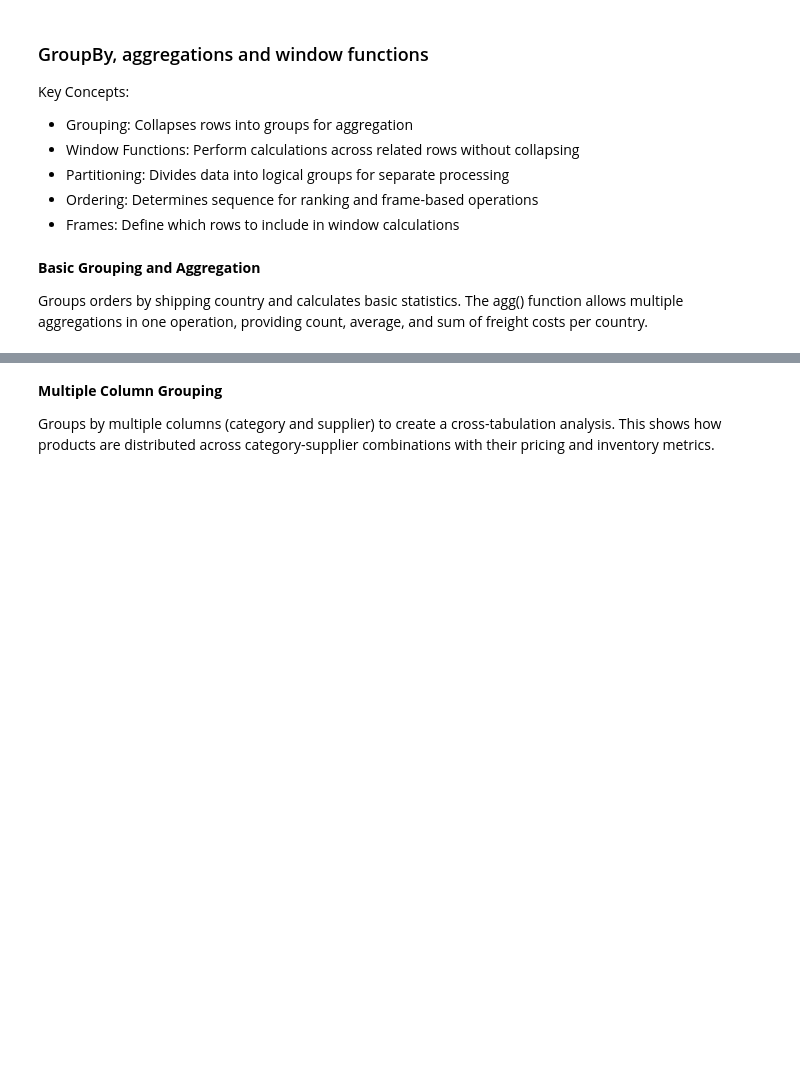
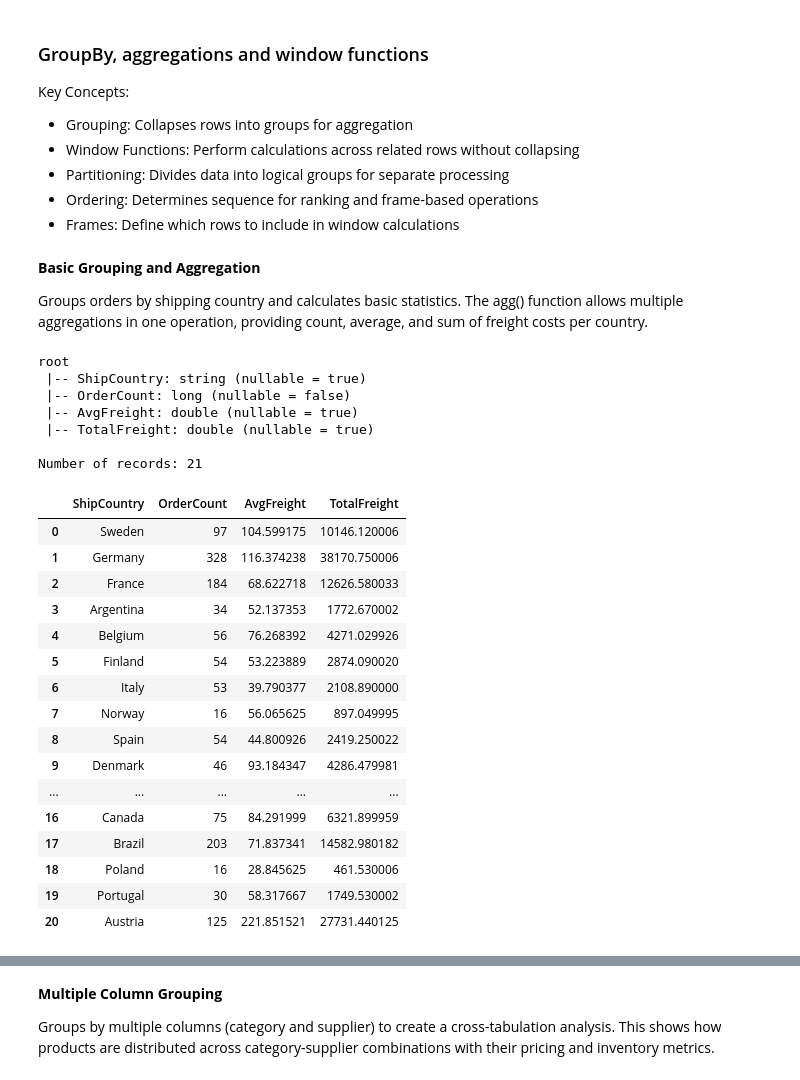
Before and after one commit to molnarai/SpecialTopicsInAnalytics, a Jupyter notebook: apache_spark/notebooks/01_PySparkEssentials.ipynb, the cells around one changed output, grey strips where cells are left out. Saved outputs shown, nothing was run; the diff lists cells and outputs as text; code cells hidden in the pictures; blank space fills up the shorter version.

```diff
--- a/apache_spark/notebooks/01_PySparkEssentials.ipynb
+++ b/apache_spark/notebooks/01_PySparkEssentials.ipynb
@@ -448,10 +680,39 @@ Groups orders by shipping country and calculates basic statistics. The agg() fun
 # %%
 from pyspark.sql.functions import avg, sum # naming conflict when using other package
 # from pyspark.sql.functions import sum as spark_sum ...or use F.sum()
 
 country_stats = orders.groupBy("ShipCountry") \
     .agg(
         count("OrderID").alias("OrderCount"),
         avg("Freight").alias("AvgFreight"),
         sum("Freight").alias("TotalFreight")
     )
+country_stats.printSchema()
+number_or_rec = country_stats.count()
+print(f"Number of records: {number_or_rec:,}")
+country_stats.toPandas()
+# %% [output]
+root
+ |-- ShipCountry: string (nullable = true)
+ |-- OrderCount: long (nullable = false)
+ |-- AvgFreight: double (nullable = true)
+ |-- TotalFreight: double (nullable = true)
+
+Number of records: 21
+|  | ShipCountry | OrderCount | AvgFreight | TotalFreight |
+| 0 | Sweden | 97 | 104.599175 | 10146.120006 |
+| 1 | Germany | 328 | 116.374238 | 38170.750006 |
+| 2 | France | 184 | 68.622718 | 12626.580033 |
+| 3 | Argentina | 34 | 52.137353 | 1772.670002 |
+| 4 | Belgium | 56 | 76.268392 | 4271.029926 |
+| 5 | Finland | 54 | 53.223889 | 2874.090020 |
+| 6 | Italy | 53 | 39.790377 | 2108.890000 |
+| 7 | Norway | 16 | 56.065625 | 897.049995 |
+| 8 | Spain | 54 | 44.800926 | 2419.250022 |
+| 9 | Denmark | 46 | 93.184347 | 4286.479981 |
+| ... | ... | ... | ... | ... |
+| 16 | Canada | 75 | 84.291999 | 6321.899959 |
+| 17 | Brazil | 203 | 71.837341 | 14582.980182 |
+| 18 | Poland | 16 | 28.845625 | 461.530006 |
+| 19 | Portugal | 30 | 58.317667 | 1749.530002 |
+| 20 | Austria | 125 | 221.851521 | 27731.440125 |
```
Also changed, not shown: parts of 26 cells of this notebook, 1 other file.
